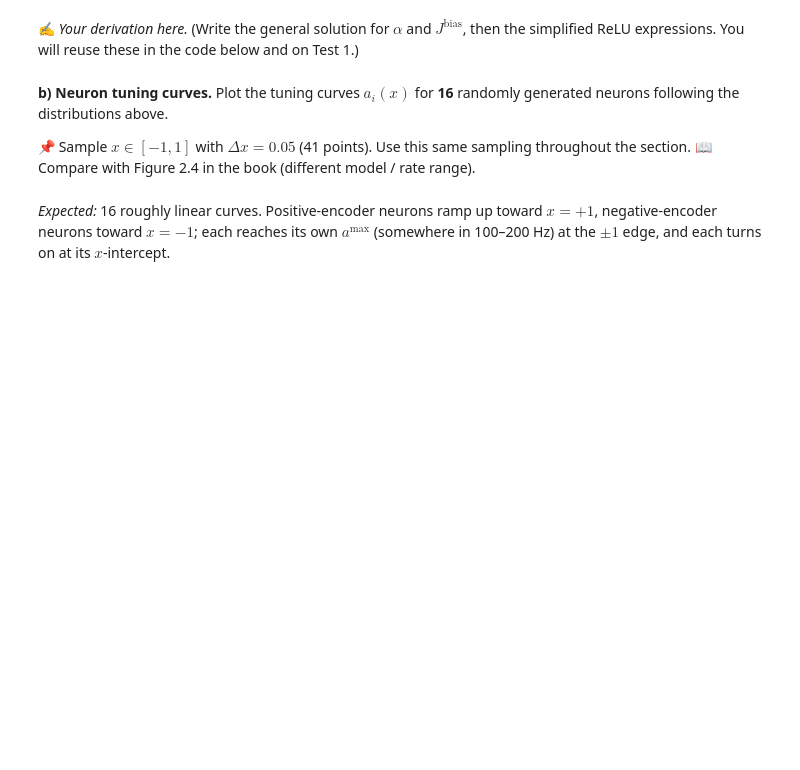
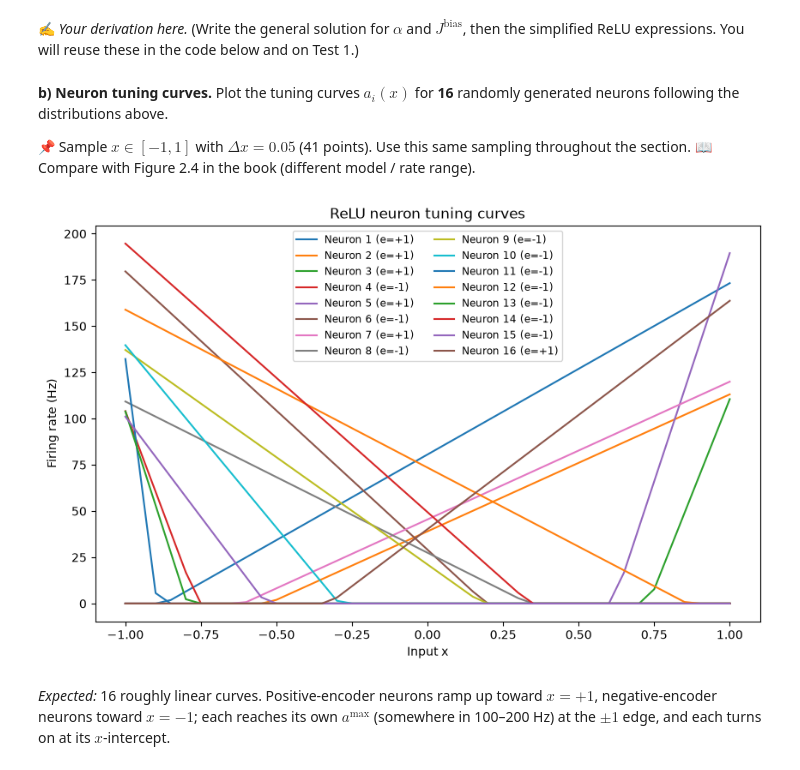
Before and after one commit to nroize/syde556-f26, a Jupyter notebook: practice_notebooks/556_PN1_neurons_and_population.ipynb, the cells around one changed output. Drawn from its saved outputs; the diff is of its cells as text; code cells hidden in the pictures; blank space fills up the shorter version.

```diff
--- a/practice_notebooks/556_PN1_neurons_and_population.ipynb
+++ b/practice_notebooks/556_PN1_neurons_and_population.ipynb
@@ -50,21 +50,44 @@ for the gain $\alpha$ and bias $J^{\mathrm{bias}}$. Then simplify for the ReLU c
 &#x1F4D6; Compare with Figure 2.4 in the book (different model / rate range).
 # %%
 def G_relu(J):
-    return max(0, J)
+    # Elementwise ReLU; works for either a scalar or a NumPy array.
+    return np.maximum(0, J)
+
 
 def gain_bias_relu(a_max, xi):
-    # Return (alpha, J_bias) for a ReLU neuron with max rate a_max (at x=1)
-    # and x-intercept xi. Use your answer to 1.1(a).
+    # Return (alpha, J_bias) for a ReLU neuron with max rate a_max (at
+    # preferred input e*x = 1) and x-intercept xi.
+    alpha = a_max / (1 - xi)
+    J_bias = -alpha * xi
+    return alpha, J_bias
 
-    alpha = a_max / (1 - xi)
-    J_bias = (xi * a_max) / (xi - 1)
-    return (alpha, J_bias)
+
+def a_i(x, alpha, J_bias, e):
+    # Firing rate for inputs x and encoder e in {-1, +1}.
+    return G_relu(alpha * e * x + J_bias)
+
 
 n = 16
-x = np.arange(-1, 1 + 0.05, 0.05)   # 41 sample points
+x = np.arange(-1, 1 + 0.05, 0.05)  # 41 sample points
 
-# TODO: draw a_max, xi, e for n neurons; compute (alpha, J_bias);
-#       evaluate a_i(x); plot all 16 curves.
+a_max = rng.uniform(100, 200, n)       # maximum rates between 100 and 200 Hz
+xi = rng.uniform(-0.95, 0.95, n)       # x-intercepts between -0.95 and 0.95
+e = rng.choice([-1, 1], size=n)        # encoders: preferred input direction
+
+# Plot the tuning curves for all 16 neurons.
+plt.figure(figsize=(10, 6))
+for i in range(n):
+    alpha, J_bias = gain_bias_relu(a_max[i], xi[i])
+    firing_rates = a_i(x, alpha, J_bias, e[i])
+    plt.plot(x, firing_rates, label=f'Neuron {i + 1} (e={e[i]:+d})')
+
+plt.xlabel('Input x')
+plt.ylabel('Firing rate (Hz)')
+plt.title('ReLU neuron tuning curves')
+plt.legend(ncol=2, fontsize='small')
+plt.show()
+# %% [output]
+[figure, added]
 # %% [markdown]
 *Expected:* 16 roughly linear curves. Positive-encoder neurons ramp up toward $x = +1$, negative-encoder neurons toward $x = -1$; each reaches its own $a^{\max}$ (somewhere in 100&ndash;200 Hz) at the $\pm 1$ edge, and each turns on at its $x$-intercept.
 # %% [markdown]
```
Also changed, not shown: parts of 8 cells of this notebook, 8 other files.
